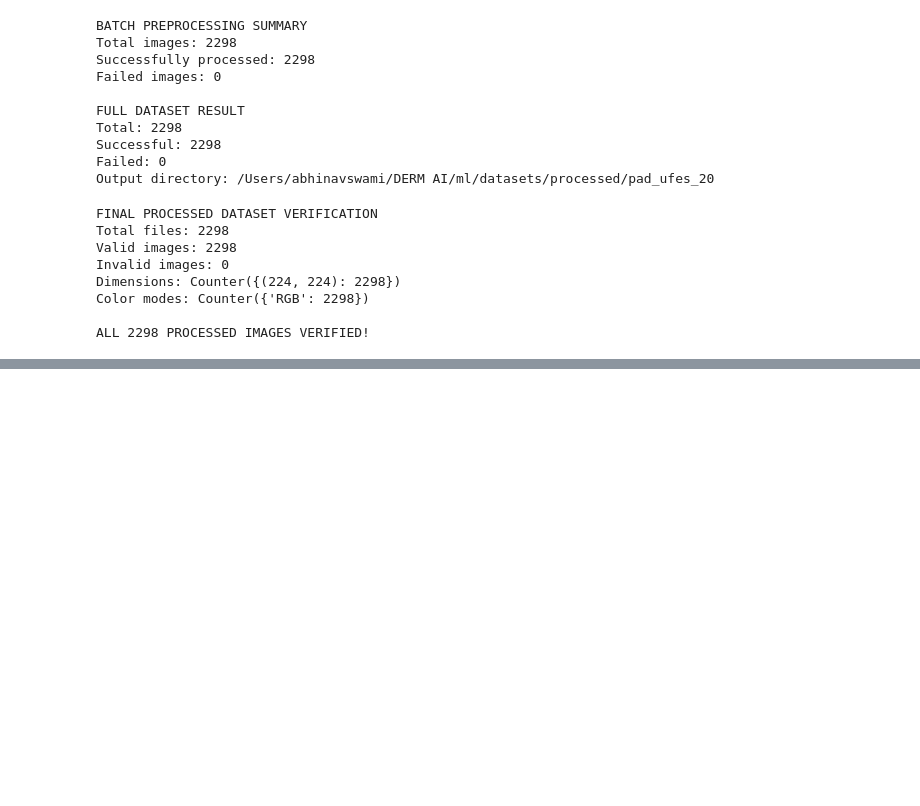
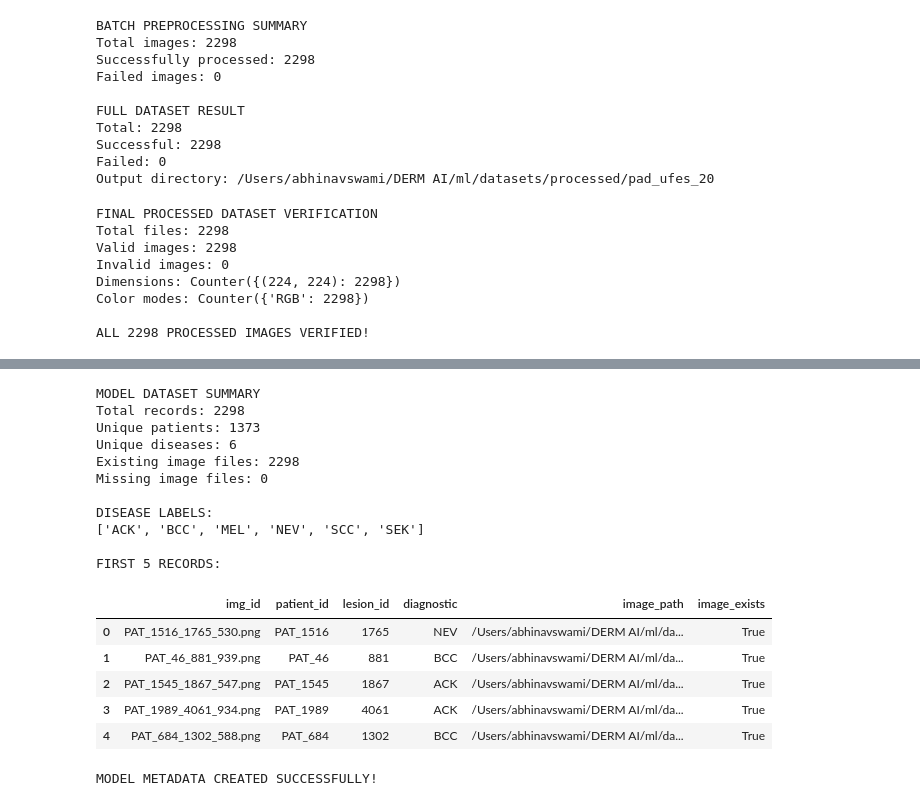
Before and after one commit to AbhinavSwami1/DermAI, a Jupyter notebook: ml/notebooks/01_dataset_audit.ipynb, the cells around one changed output, grey strips where cells are left out. Cells and saved outputs as stored; diff of their text form; code cells hidden in the pictures; blank space fills up the shorter version.

```diff
--- a/ml/notebooks/01_dataset_audit.ipynb
+++ b/ml/notebooks/01_dataset_audit.ipynb
@@ -1794,0 +1847,56 @@ ALL 2298 PROCESSED IMAGES VERIFIED!
+# %%
+# PHASE 3 - STEP 2: PREPARE IMAGE METADATA
+
+# Select the original metadata columns
+model_df = pad_df[
+    ["img_id", "patient_id", "lesion_id", "diagnostic"]
+].copy()
+
+# Add processed image paths
+model_df["image_path"] = model_df["img_id"].apply(
+    lambda name: str(PROCESSED_DIR / name)
+)
+
+# Check whether every processed image exists
+model_df["image_exists"] = model_df["image_path"].apply(
+    lambda path: Path(path).is_file()
+)
+
+print("MODEL DATASET SUMMARY")
+print("Total records:", len(model_df))
+print("Unique patients:", model_df["patient_id"].nunique())
+print("Unique diseases:", model_df["diagnostic"].nunique())
+print("Existing image files:", model_df["image_exists"].sum())
+print("Missing image files:", (~model_df["image_exists"]).sum())
+
+print("\nDISEASE LABELS:")
+print(sorted(model_df["diagnostic"].unique()))
+
+print("\nFIRST 5 RECORDS:")
+display(model_df.head())
+
+# Validation
+assert len(model_df) == 2298
+assert model_df["image_exists"].all()
+assert model_df["diagnostic"].nunique() == 6
+
+print("\nMODEL METADATA CREATED SUCCESSFULLY!")
+# %% [output]
+MODEL DATASET SUMMARY
+Total records: 2298
+Unique patients: 1373
+Unique diseases: 6
+Existing image files: 2298
+Missing image files: 0
+
+DISEASE LABELS:
+['ACK', 'BCC', 'MEL', 'NEV', 'SCC', 'SEK']
+
+FIRST 5 RECORDS:
+|  | img_id | patient_id | lesion_id | diagnostic | image_path | image_exists |
+| 0 | PAT_1516_1765_530.png | PAT_1516 | 1765 | NEV | /Users/abhinavswami/DERM AI/ml/da... | True |
+| 1 | PAT_46_881_939.png | PAT_46 | 881 | BCC | /Users/abhinavswami/DERM AI/ml/da... | True |
+| 2 | PAT_1545_1867_547.png | PAT_1545 | 1867 | ACK | /Users/abhinavswami/DERM AI/ml/da... | True |
+| 3 | PAT_1989_4061_934.png | PAT_1989 | 4061 | ACK | /Users/abhinavswami/DERM AI/ml/da... | True |
+| 4 | PAT_684_1302_588.png | PAT_684 | 1302 | BCC | /Users/abhinavswami/DERM AI/ml/da... | True |
+MODEL METADATA CREATED SUCCESSFULLY!
```
Also changed, not shown: parts of 13 cells of this notebook, 4 other files.
